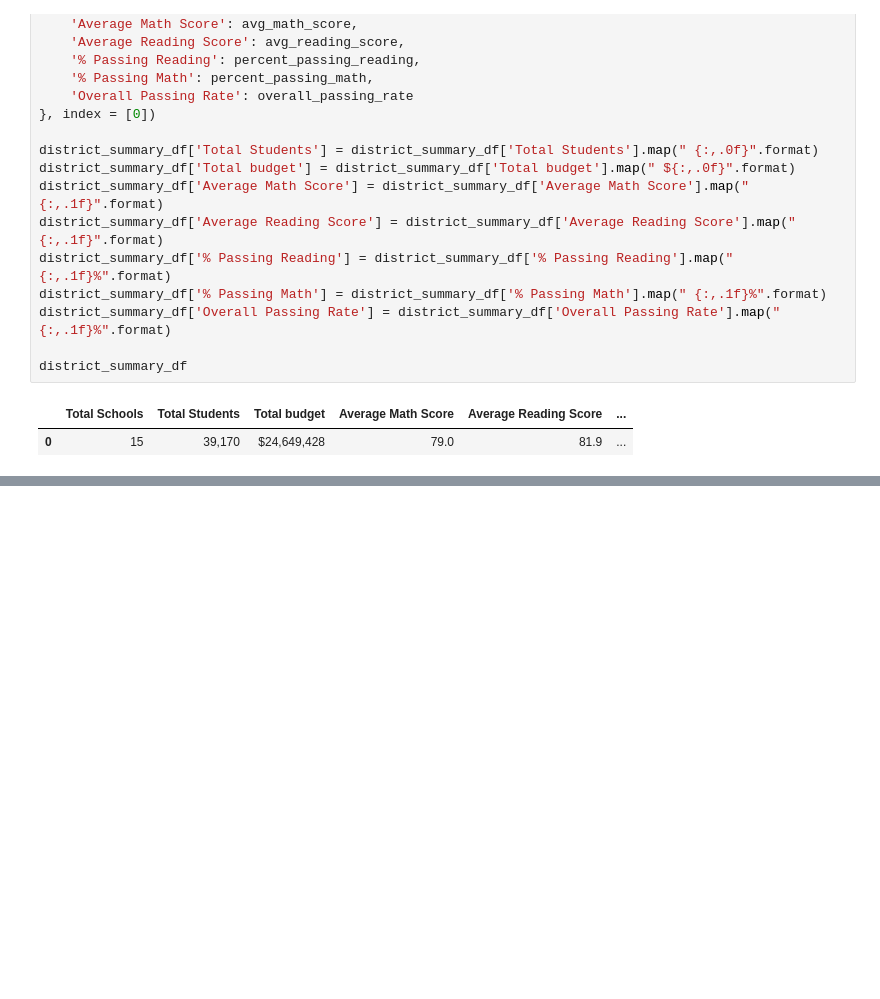
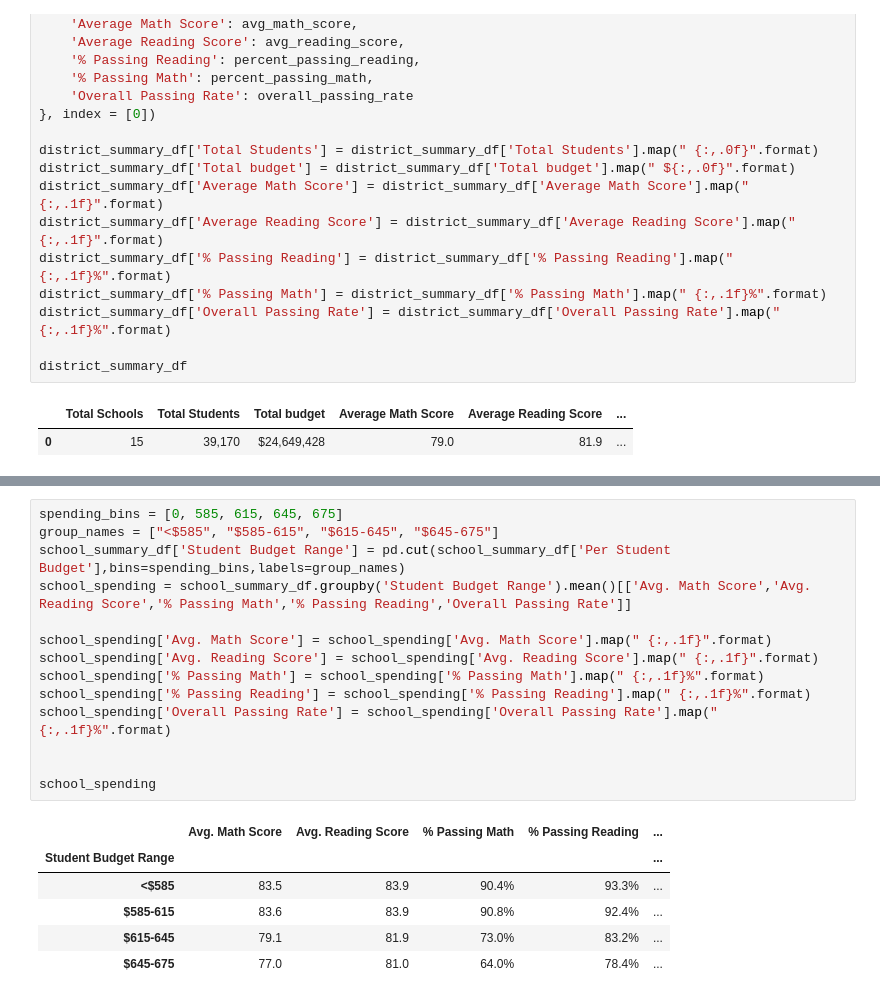
Before and after one commit to Prathamdoshi/School-District-Data-Analytics, a Jupyter notebook: School District Data Analysis.ipynb, the cells around one changed output, grey strips where cells are left out. Saved outputs shown, nothing was run; the diff lists cells and outputs as text; blank space fills up the shorter version.

```diff
--- a/School District Data Analysis.ipynb
+++ b/School District Data Analysis.ipynb
@@ -194,0 +236,21 @@ KeyError: 'Avg. Math Score'
+# %%
+spending_bins = [0, 585, 615, 645, 675]
+group_names = ["<$585", "$585-615", "$615-645", "$645-675"]
+school_summary_df['Student Budget Range'] = pd.cut(school_summary_df['Per Student Budget'],bins=spending_bins,labels=group_names)
+school_spending = school_summary_df.groupby('Student Budget Range').mean()[['Avg. Math Score','Avg. Reading Score','% Passing Math','% Passing Reading','Overall Passing Rate']]
+
+school_spending['Avg. Math Score'] = school_spending['Avg. Math Score'].map(" {:,.1f}".format)
+school_spending['Avg. Reading Score'] = school_spending['Avg. Reading Score'].map(" {:,.1f}".format)
+school_spending['% Passing Math'] = school_spending['% Passing Math'].map(" {:,.1f}%".format)
+school_spending['% Passing Reading'] = school_spending['% Passing Reading'].map(" {:,.1f}%".format)
+school_spending['Overall Passing Rate'] = school_spending['Overall Passing Rate'].map(" {:,.1f}%".format)
+
+
+school_spending
+# %% [output]
+|  | Avg. Math Score | Avg. Reading Score | % Passing Math | % Passing Reading | ... |
+| Student Budget Range |  |  |  |  | ... |
+| <$585 | 83.5 | 83.9 | 90.4% | 93.3% | ... |
+| $585-615 | 83.6 | 83.9 | 90.8% | 92.4% | ... |
+| $615-645 | 79.1 | 81.9 | 73.0% | 83.2% | ... |
+| $645-675 | 77.0 | 81.0 | 64.0% | 78.4% | ... |
```
Also changed, not shown: parts of 9 cells of this notebook.
